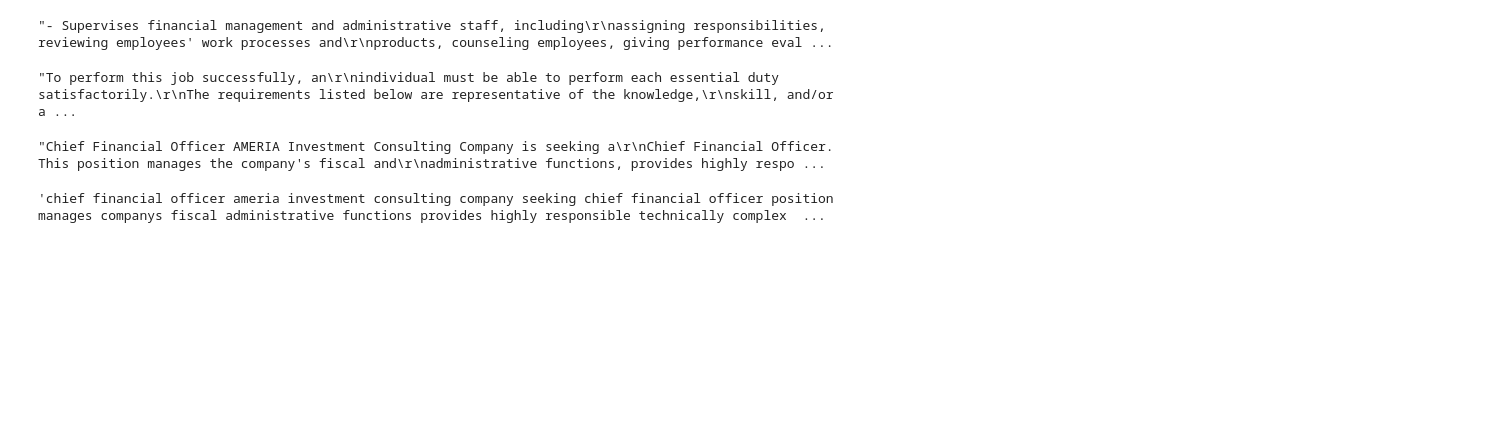
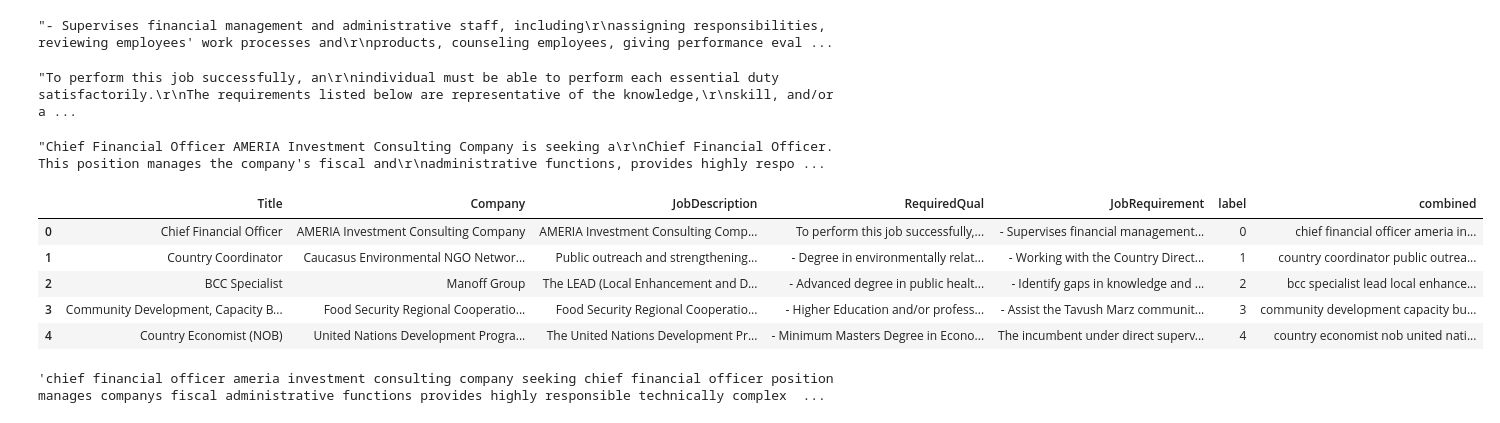
Before and after one commit to rskuzma/NLP_projects, a Jupyter notebook: job_recommender_project/cleaning_data.ipynb, the cells around one changed output. Cells and saved outputs as stored; diff of their text form; code cells hidden in the pictures; blank space fills up the shorter version.

```diff
--- a/job_recommender_project/cleaning_data.ipynb
+++ b/job_recommender_project/cleaning_data.ipynb
@@ -185,3 +210,10 @@ jobs_path = '/home/ec2-user/NLP_projects/job_recommender_project/data/job_posts_
+# %%
+lightsail_jobs_path = '/home/ec2-user/NLP_projects/job_recommender_project/data/job_posts_madhab.csv'
+local_jobs_path = '/Users/richardkuzma/coding/NLP_projects/job_recommender_project/data/job_posts_madhab.csv'
+
+
+
+jobs_path = local_jobs_path
 # %%
 #load and take first look at job data
 jobs = pd.read_csv(jobs_path)
@@ -249,6 +281,12 @@ jobs
 | 18999 | Head of Online Sales Department | San Lazzaro LLC | San Lazzaro LLC is looking for a ... | - At least 1 year of experience i... | - Handle the project activites of... |
 | 19000 | Lawyer in Legal Department | "Kamurj" UCO CJSC | "Kamurj" UCO CJSC is looking for ... | - Higher legal education; Master'... | - Properly provide internal legal... |
 13124 rows × 5 columns
+# %%
+# reset the indexes after dropping NaN values
+# give explicit column called 'label' for index
+jobs.set_index(np.arange(len(jobs['Title'])), inplace=True)
+for i in jobs_copy['Title']:
+    jobs['label'] = jobs['Title'].index
 # %% [markdown]
 Descriptions, Requirements, Required Quals
 # %%
@@ -274,15 +313,26 @@ jobs['combined'][0]
 # %% [output]
 "Chief Financial Officer AMERIA Investment Consulting Company is seeking a\r\nChief Financial Officer. This position manages the company's fiscal and\r\nadministrative functions, provides highly respo ...
 # %%
-jobs["combined"] = jobs["combined"].astype(str).str.lower()
-jobs['combined'] = jobs['combined'].apply(remove_urls)
-jobs['combined'] = jobs['combined'].apply(remove_html)
-jobs['combined'] = jobs["combined"].apply(unicodetoascii)
-jobs['combined'] = jobs['combined'].apply(remove_hyphens)
-jobs['combined'] = jobs['combined'].apply(remove_endlines)
-jobs['combined'] = jobs['combined'].apply(remove_punctuation)
-jobs['combined'] = jobs['combined'].apply(remove_stopwords)
-jobs['combined'] = jobs['combined'].apply(remove_digits)
+# jobs["combined"] = jobs["combined"].astype(str).str.lower()
+# jobs['combined'] = jobs['combined'].apply(remove_urls)
+# jobs['combined'] = jobs['combined'].apply(remove_html)
+# jobs['combined'] = jobs["combined"].apply(unicodetoascii)
+# jobs['combined'] = jobs['combined'].apply(remove_hyphens)
+# jobs['combined'] = jobs['combined'].apply(remove_endlines)
+# jobs['combined'] = jobs['combined'].apply(remove_punctuation)
+# jobs['combined'] = jobs['combined'].apply(remove_stopwords)
+# jobs['combined'] = jobs['combined'].apply(remove_digits)
+# %%
+jobs = full_clean(jobs, 'combined')
+# %%
+jobs.head()
+# %% [output]
+|  | Title | Company | JobDescription | RequiredQual | JobRequirement | label | combined |
+| 0 | Chief Financial Officer | AMERIA Investment Consulting Company | AMERIA Investment Consulting Comp... | To perform this job successfully,... | - Supervises financial management... | 0 | chief financial officer ameria in... |
+| 1 | Country Coordinator | Caucasus Environmental NGO Networ... | Public outreach and strengthening... | - Degree in environmentally relat... | - Working with the Country Direct... | 1 | country coordinator public outrea... |
+| 2 | BCC Specialist | Manoff Group | The LEAD (Local Enhancement and D... | - Advanced degree in public healt... | - Identify gaps in knowledge and ... | 2 | bcc specialist lead local enhance... |
+| 3 | Community Development, Capacity B... | Food Security Regional Cooperatio... | Food Security Regional Cooperatio... | - Higher Education and/or profess... | - Assist the Tavush Marz communit... | 3 | community development capacity bu... |
+| 4 | Country Economist (NOB) | United Nations Development Progra... | The United Nations Development Pr... | - Minimum Masters Degree in Econo... | The incumbent under direct superv... | 4 | country economist nob united nati... |
 # %%
 jobs['combined'][0]
 # %% [output]
```
Also changed, not shown: parts of 41 cells of this notebook, 4 other files.
